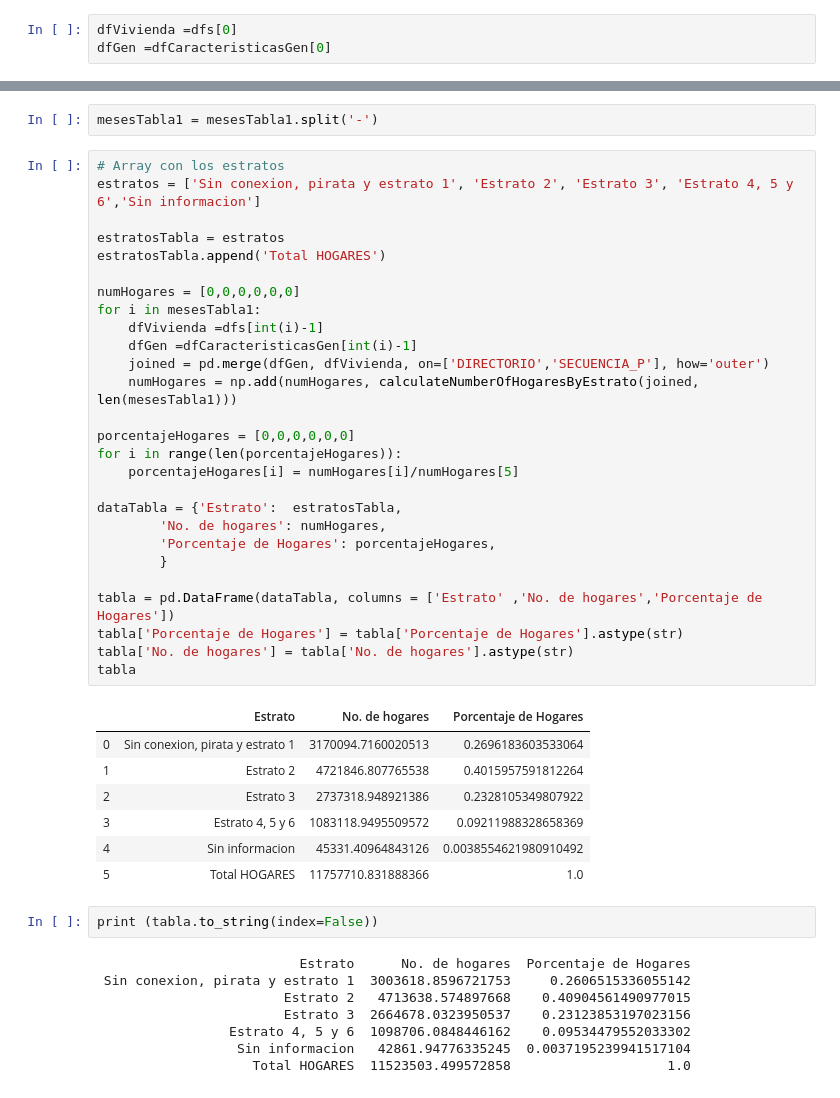
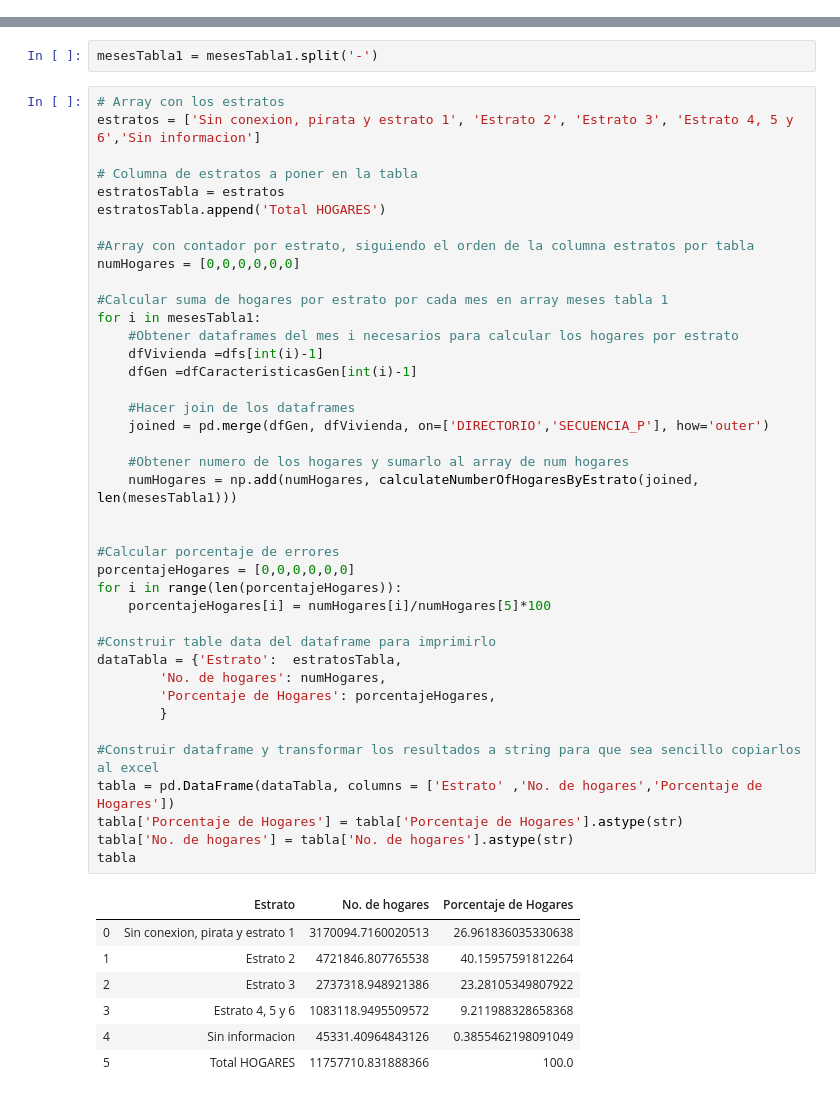
Before and after one commit to jcmontoyar/CUSO2020, a Jupyter notebook: CUSO_Reader.ipynb, the cells around one changed output, grey strips where cells are left out. Drawn from its saved outputs; the diff is of its cells as text.

```diff
--- a/CUSO_Reader.ipynb
+++ b/CUSO_Reader.ipynb
@@ -125,6 +131,3 @@ for i in meses:
 ## 2. Procesamiento
 # %% [markdown]
 ### 2.1 Cuadro 1
-# %%
-dfVivienda =dfs[0]
-dfGen =dfCaracteristicasGen[0]
@@ -215,45 +195,48 @@ mesesTabla1 = mesesTabla1.split('-')
 # %%
 # Array con los estratos
 estratos = ['Sin conexion, pirata y estrato 1', 'Estrato 2', 'Estrato 3', 'Estrato 4, 5 y 6','Sin informacion']
 
+# Columna de estratos a poner en la tabla
 estratosTabla = estratos
 estratosTabla.append('Total HOGARES')
 
+#Array con contador por estrato, siguiendo el orden de la columna estratos por tabla
 numHogares = [0,0,0,0,0,0]
+
+#Calcular suma de hogares por estrato por cada mes en array meses tabla 1
 for i in mesesTabla1:
+    #Obtener dataframes del mes i necesarios para calcular los hogares por estrato
     dfVivienda =dfs[int(i)-1]
     dfGen =dfCaracteristicasGen[int(i)-1]
+
+    #Hacer join de los dataframes
     joined = pd.merge(dfGen, dfVivienda, on=['DIRECTORIO','SECUENCIA_P'], how='outer')
+
+    #Obtener numero de los hogares y sumarlo al array de num hogares
     numHogares = np.add(numHogares, calculateNumberOfHogaresByEstrato(joined, len(mesesTabla1)))
 
+
+#Calcular porcentaje de errores
 porcentajeHogares = [0,0,0,0,0,0]
 for i in range(len(porcentajeHogares)):
-    porcentajeHogares[i] = numHogares[i]/numHogares[5]
+    porcentajeHogares[i] = numHogares[i]/numHogares[5]*100
 
+#Construir table data del dataframe para imprimirlo
 dataTabla = {'Estrato':  estratosTabla,
         'No. de hogares': numHogares,
         'Porcentaje de Hogares': porcentajeHogares,
         }
 
+#Construir dataframe y transformar los resultados a string para que sea sencillo copiarlos al excel
 tabla = pd.DataFrame(dataTabla, columns = ['Estrato' ,'No. de hogares','Porcentaje de Hogares'])
 tabla['Porcentaje de Hogares'] = tabla['Porcentaje de Hogares'].astype(str)
 tabla['No. de hogares'] = tabla['No. de hogares'].astype(str)
 tabla
 # %% [output]
 |  | Estrato | No. de hogares | Porcentaje de Hogares |
-| 0 | Sin conexion, pirata y estrato 1 | 3170094.7160020513 | 0.2696183603533064 |
-| 1 | Estrato 2 | 4721846.807765538 | 0.4015957591812264 |
-| 2 | Estrato 3 | 2737318.948921386 | 0.2328105349807922 |
-| 3 | Estrato 4, 5 y 6 | 1083118.9495509572 | 0.09211988328658369 |
-| 4 | Sin informacion | 45331.40964843126 | 0.0038554621980910492 |
-| 5 | Total HOGARES | 11757710.831888366 | 1.0 |
+| 0 | Sin conexion, pirata y estrato 1 | 3170094.7160020513 | 26.961836035330638 |
+| 1 | Estrato 2 | 4721846.807765538 | 40.15957591812264 |
+| 2 | Estrato 3 | 2737318.948921386 | 23.28105349807922 |
+| 3 | Estrato 4, 5 y 6 | 1083118.9495509572 | 9.211988328658368 |
+| 4 | Sin informacion | 45331.40964843126 | 0.3855462198091049 |
+| 5 | Total HOGARES | 11757710.831888366 | 100.0 |
-# %%
-print (tabla.to_string(index=False))
-# %% [output]
-                          Estrato      No. de hogares  Porcentaje de Hogares
- Sin conexion, pirata y estrato 1  3003618.8596721753     0.2606515336055142
-                        Estrato 2   4713638.574897668    0.40904561490977015
-                        Estrato 3  2664678.0323950537    0.23123853197023156
-                 Estrato 4, 5 y 6  1098706.0848446162    0.09534479552033302
-                  Sin informacion   42861.94776335245  0.0037195239941517104
-                    Total HOGARES  11523503.499572858                    1.0
```
Also changed, not shown: parts of 27 cells of this notebook, 1 other file.
